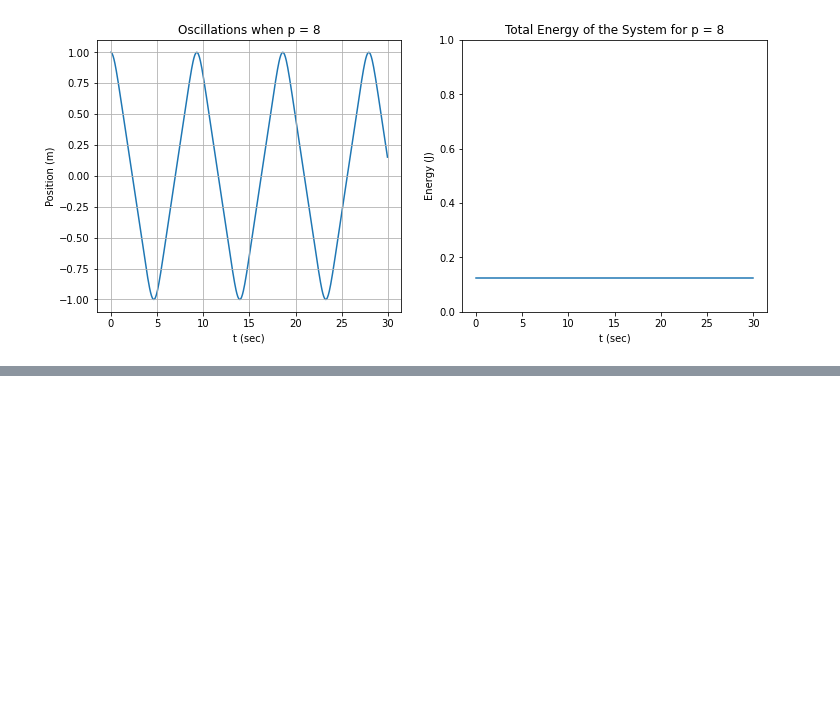
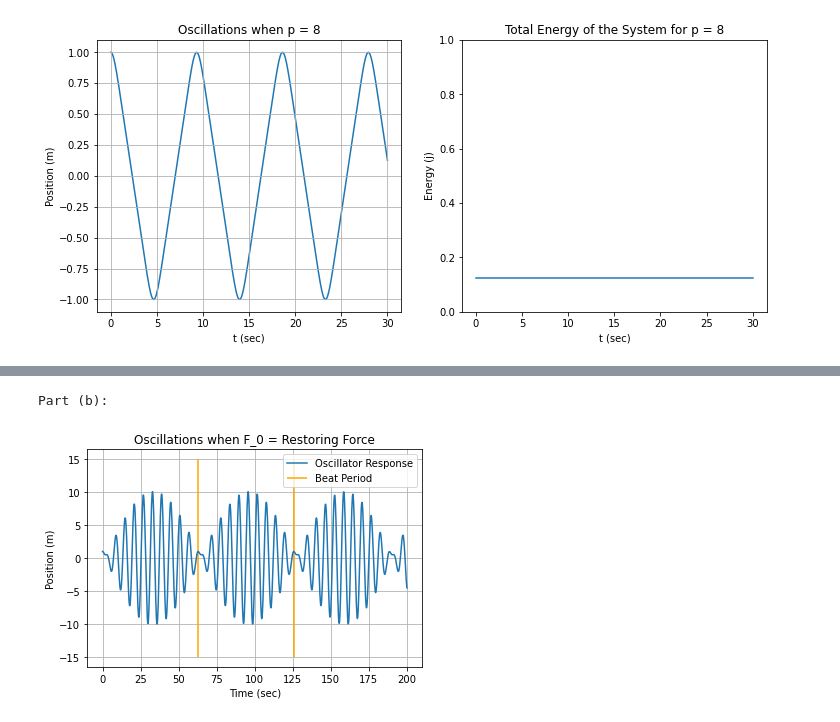
Before and after one commit to JSheare/Computational-Physics, a Jupyter notebook: Exercise Set 5.ipynb, the cells around one changed output, grey strips where cells are left out. Saved outputs shown, nothing was run; the diff lists cells and outputs as text; code cells hidden in the pictures; blank space fills up the shorter version.

```diff
--- a/Exercise Set 5.ipynb
+++ b/Exercise Set 5.ipynb
@@ -431,0 +337,31 @@ Rather than having only a single peak at the natural frequency, the inharmonic o
+# %%
+# Part (b):
+k = 1
+m = 1
+w_0 = np.sqrt(k/m)
+F_0 = 1
+w = 1.1
+w_beat = (w-w_0)/(2*np.pi)
+def hook_2_driven(state, t):
+    p = 2
+    function_return = [0, 0]
+    function_return[0] = state[1]
+    function_return[1] = (-k*state[0]**(p-1) + F_0*np.sin(w*t))/m
+    return function_return
+
+
+print('Part (b):')
+initial_conditions = [1, 0]
+driven_osc_results = rk4_vector(0, 200, 1000, hook_2_driven, initial_conditions)
+
+plt.plot(driven_osc_results[0], driven_osc_results[1], label='Oscillator Response')
+plt.vlines([1/w_beat, 2/w_beat], -15, 15, label='Beat Period', color='orange')
+plt.xlabel('Time (sec)')
+plt.ylabel('Position (m)')
+plt.grid(True)
+plt.legend()
+plt.title('Oscillations when F_0 = Restoring Force')
+plt.show()
+# %% [output]
+Part (b):
+[figure, added]
```
Also changed, not shown: parts of 26 cells of this notebook.
